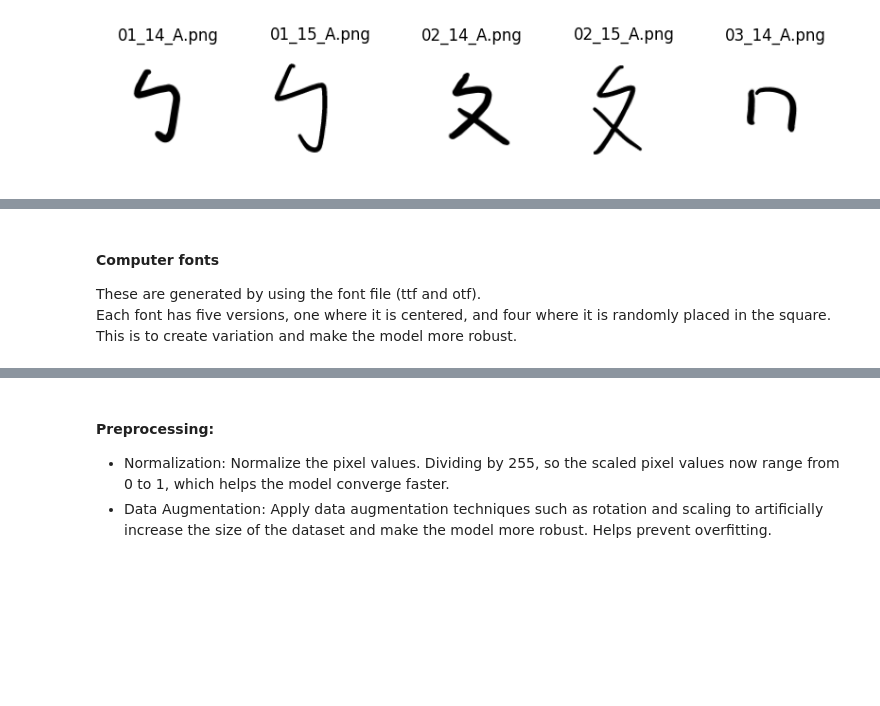
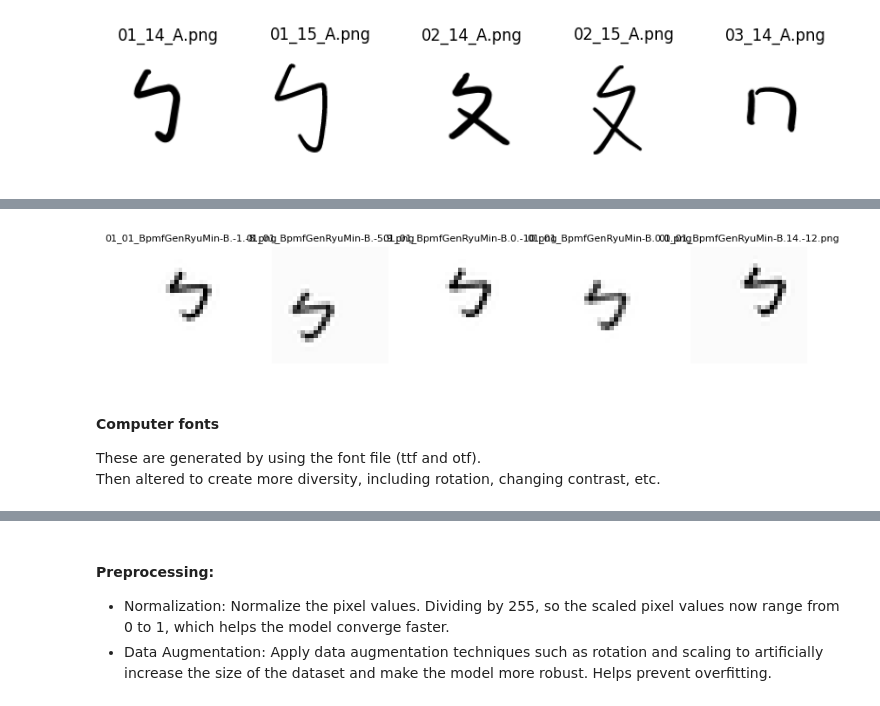
Before and after one commit to white-pub/Bopomofo-Model, a Jupyter notebook: Bopomofo_model.ipynb, the cells around one changed output, grey strips where cells are left out. Cells and saved outputs as stored; diff of their text form; code cells hidden in the pictures; blank space fills up the shorter version.

```diff
--- a/Bopomofo_model.ipynb
+++ b/Bopomofo_model.ipynb
@@ -275,12 +336,14 @@ All image created successfully
 # %%
-# Parameters for scaling and padding
-input_dir = 'font_split'
-scaled_output_dir = 'fonts_processed_scaled'
+# Scale and pad images
+
 target_size = (28, 28)  # Desired size for training
 
-# Scale and pad images
-scale_and_pad_image(input_dir, scaled_output_dir, target_size)
+scale_and_pad_image(augmented_output_dir, scaled_output_dir, target_size)
+
+visualize_samples(scaled_output_dir, title_fontsize=8)
+# %% [output]
+[figure, added]
 # %% [markdown]
 #### Computer fonts
 These are generated by using the font file (ttf and otf). <br>
-Each font has five versions, one where it is centered, and four where it is randomly placed in the square. This is to create variation and make the model more robust.
+Then altered to create more diversity, including rotation, changing contrast, etc.
```
Also changed, not shown: parts of 39 cells of this notebook, 6 other files.
